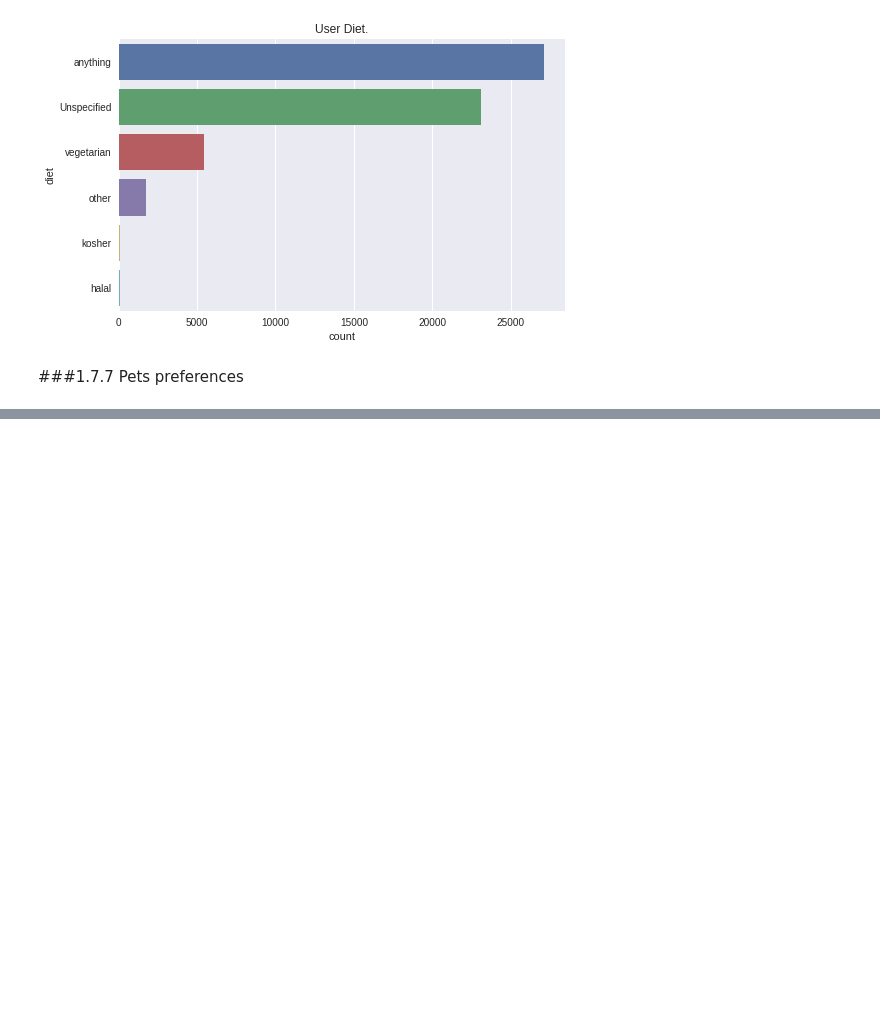
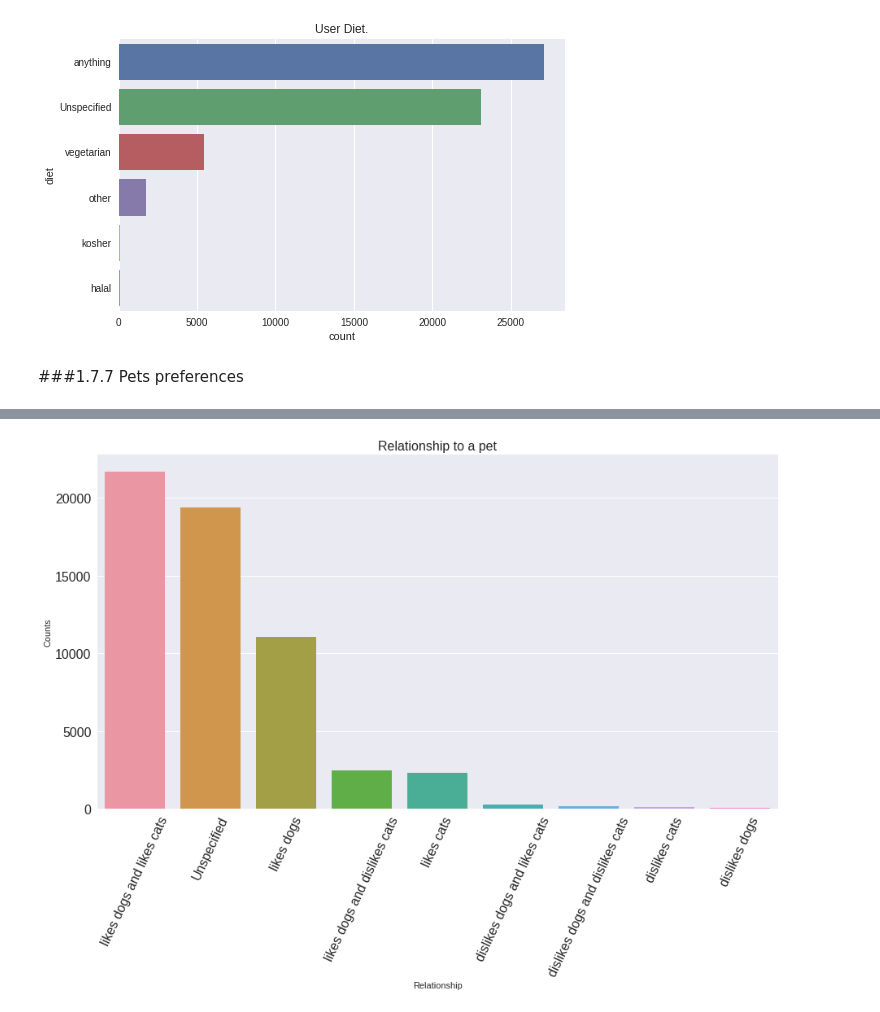
Before and after one commit to BensonMuriu/Dating-App-Recommender, a Jupyter notebook: P5_Notebook.ipynb, the cells around one changed output, grey strips where cells are left out. Cells and saved outputs as stored; diff of their text form; code cells hidden in the pictures; blank space fills up the shorter version.

```diff
--- a/P5_Notebook.ipynb
+++ b/P5_Notebook.ipynb
@@ -951,0 +968,5 @@ plt.show()
+# %%
+# creating a pets df
+pets_df = pd.DataFrame(data=dating_df.pets.value_counts().values, index=dating_df.pets.value_counts().index, columns=['counts'])
+pets_df['relationship'] = le.inverse_transform(dating_df.pets.value_counts().index)
+pets_df.head()
@@ -951,0 +980,14 @@ plt.show()
+# %%
+#Plot showing age distribution
+#plt.hist(x=dating_df.age)
+plt.figure(figsize=(15,8))
+sns.barplot(x=pets_df.relationship, y=pets_df.counts)
+plt.title('Relationship to a pet', fontsize=16)
+plt.xlabel('Relationship')
+plt.ylabel('Counts')
+plt.style.use('seaborn')
+plt.xticks(rotation=65, fontsize=16)
+plt.yticks(fontsize=16)
+plt.show()
+# %% [output]
+[figure, added]
```
Also changed, not shown: parts of 19 cells of this notebook.
